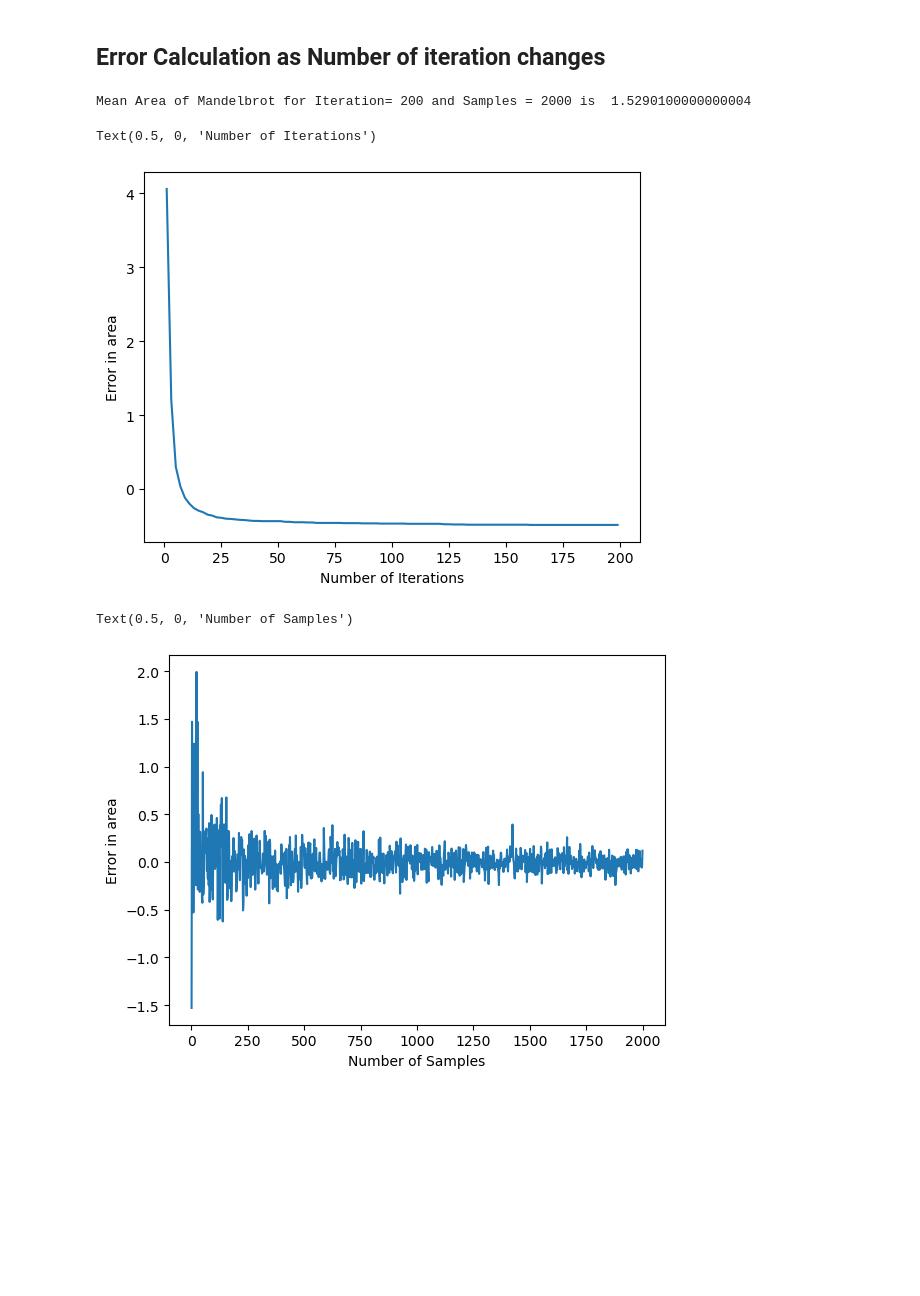
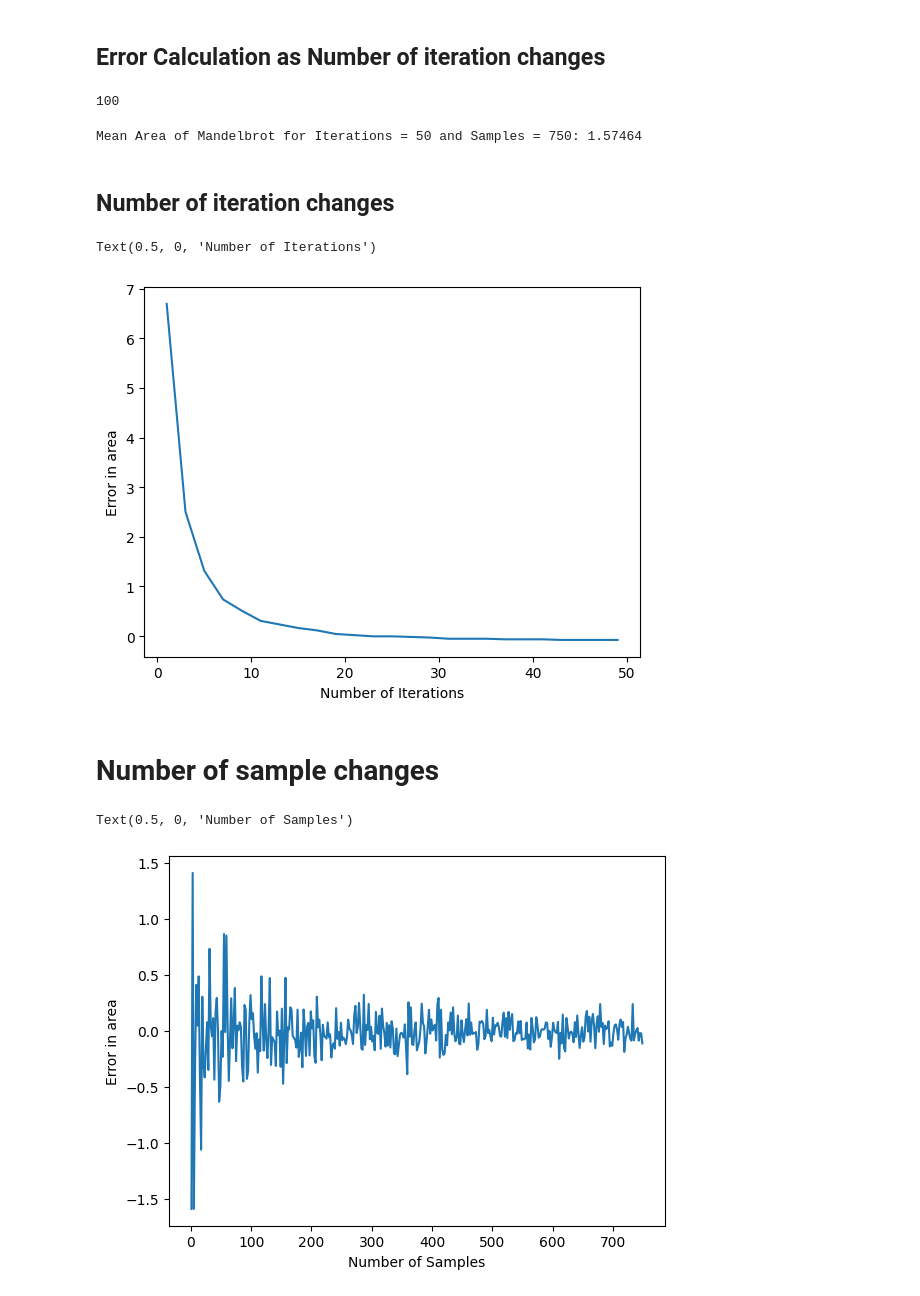
Before and after one commit to KeniaLS/Stoc_Sim_Assignment1, a Jupyter notebook: SS_Kenia_Divya_Assignment1.ipynb, the cells around one changed output. Drawn from its saved outputs; the diff is of its cells as text; code cells hidden in the pictures; blank space fills up the shorter version.

```diff
--- a/SS_Kenia_Divya_Assignment1.ipynb
+++ b/SS_Kenia_Divya_Assignment1.ipynb
@@ -120,15 +190,15 @@ Text(0, 0.5, 'Estimated Area of Madelbrot')
 # %%
 num_samples = range(10, 3000, 10)     ## range of values for changing the Sample size
 num_iters = 400                       ## Number of iterations
-based_sample    = []
-
+based_sample = []
 for samples in num_samples:
     num_points_mandel = 0
     x_point = uniform.rvs(-2, 3, size=samples)
     y_point = uniform.rvs(-1.5, 3, size=samples)
     for x,y in zip(x_point, y_point):
         c = complex(x, y)
-        if mandelbrot(c, num_iters) == True:
+        in_mandelbrot, _ = mandelbrot(c, num_iters)  # The second element in the tuple is the number of iterations, which we don't need here
+        if in_mandelbrot == True:
             num_points_mandel += 1
     area = num_points_mandel * area_square/samples
     based_sample.append(area)
@@ -160,46 +506,67 @@ for i in range(100):
+# %%
+max_iterations_LHS = 50
+max_samples_LHS = 750
+area_i_LHS = []
+for i in range(100):
+    num_points_mandel = 0
+    points = latin_hypercube_sampling(max_samples_LHS)
+    for x,y in points:
+        c = complex(x, y)
+        in_mandelbrot, _ = mandelbrot(c, max_iterations_LHS)  # The second element in the tuple is the number of iterations, which we don't need here
+        if in_mandelbrot == True:
+            num_points_mandel += 1
+    area_temp = num_points_mandel * area_square/max_samples_LHS
+    area_i_LHS.append(area_temp)
+# %% [output]
+100
 # %%
-mean_area_i = np.mean(np.array(area_i))
-sd_area_i = np.std(np.array(area_i))
-print("Mean Area of Mandelbrot for Iteration= 200 and Samples = 2000 is ", mean_area_i)
+mean_area_i_LHS = np.mean(np.array(area_i_LHS))
+sd_area_i_LHS = np.std(np.array(area_i_LHS))
+print("Mean Area of Mandelbrot for Iterations = 50 and Samples = 750:", mean_area_i_LHS)
 # %% [output]
-Mean Area of Mandelbrot for Iteration= 200 and Samples = 2000 is  1.5290100000000004
+Mean Area of Mandelbrot for Iterations = 50 and Samples = 750: 1.57464
+# %% [markdown]
+## Number of iteration changes
 # %%
-num_iters= range(1, max_iterations, 2)     ## range of values for changing the No. of iterations
-iter_eval    = []
-for iters in num_iters:
+num_iters_LHS= range(1, max_iterations_LHS, 2)     ## range of values for changing the No. of iterations
+iter_eval_LHS    = []
+for iters in num_iters_LHS:
     num_points_mandel = 0
-    for x,y in zip(x_point, y_point):
+    for x,y in points:
         c = complex(x, y)
-        if mandelbrot(c, iters) == True:
+        in_mandelbrot, _ = mandelbrot(c, iters)  # The second element in the tuple is the number of iterations, which we don't need here
+        if in_mandelbrot == True:
             num_points_mandel += 1
-    area = num_points_mandel * area_square/samples
-    iter_eval.append(area - mean_area_i)
+    area = num_points_mandel * area_square/max_samples_LHS
+    iter_eval_LHS.append(area - mean_area_i_LHS)
 # %%
-plt.plot(num_iters, iter_eval)
+plt.plot(num_iters_LHS, iter_eval_LHS)
 plt.ylabel("Error in area")
 plt.xlabel("Number of Iterations")
 # %% [output]
 Text(0.5, 0, 'Number of Iterations')
-[figure, old version]
+[figure, new version]
+# %% [markdown]
+# Number of sample changes
 # %%
-num_samples = range(1, max_samples, 2)     ## range of values for changing the No. of iterations
-sample_eval = []
-for samples in num_samples:
+num_samples_LHS = range(1, max_samples_LHS, 2)
+sample_eval_LHS = []
+for samples in num_samples_LHS:
     #temp_sample = []
-    x_point = uniform.rvs(-2, 3, size=samples)
-    y_point = uniform.rvs(-1.5, 3, size=samples)
+    points = latin_hypercube_sampling(samples)
     num_points_mandel = 0
-    for x,y in zip(x_point, y_point):
+    for x,y in points:
         c = complex(x, y)
-        if mandelbrot(c, max_iterations) == True:
+        in_mandelbrot, _ = mandelbrot(c, max_iterations_LHS)  # The second element in the tuple is the number of iterations, which we don't need here
+        if in_mandelbrot == True:
             num_points_mandel += 1
     area = num_points_mandel * area_square/samples
     #temp_sample.append(area)
-    sample_eval.append(area - mean_area_i)
+    sample_eval_LHS.append(area - mean_area_i_LHS)
 # %%
-plt.plot(num_samples, np.array(sample_eval))
+plt.plot(num_samples_LHS, np.array(sample_eval_LHS))
 plt.ylabel("Error in area")
 plt.xlabel("Number of Samples")
 # %% [output]
 Text(0.5, 0, 'Number of Samples')
-[figure, old version]
+[figure, new version]
```
Also changed, not shown: parts of 38 cells of this notebook.
